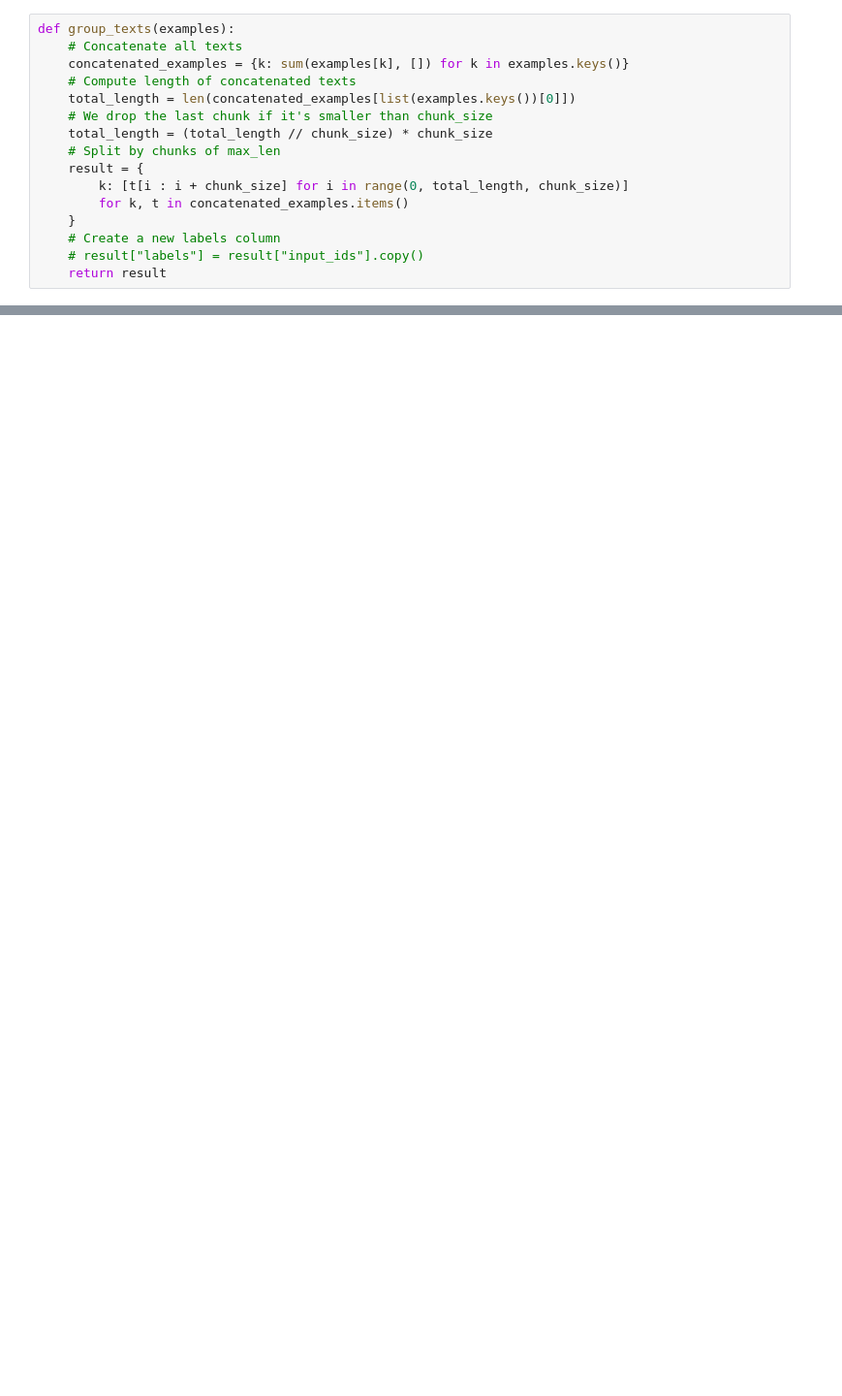
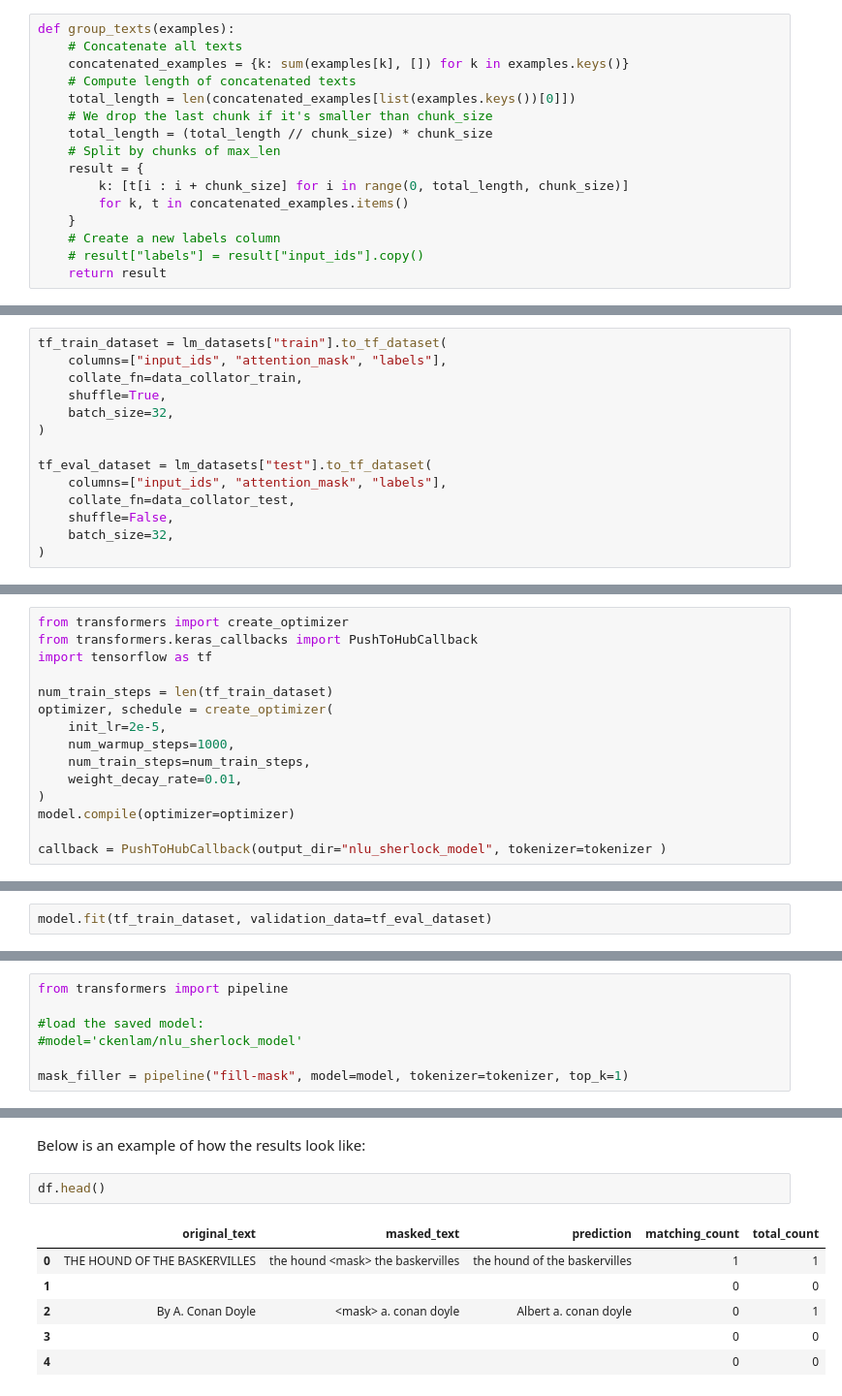
Before and after one commit to ckenlam/Challenge-Nuance-NLU-Prepositions, a Jupyter notebook: Challenge_Problem_Preposition.ipynb, the cells around one changed output, grey strips where cells are left out. Shown: that part at 97% size. Saved outputs shown, nothing was run; the diff lists cells and outputs as text; blank space fills up the shorter version.

```diff
--- a/Challenge_Problem_Preposition.ipynb
+++ b/Challenge_Problem_Preposition.ipynb
@@ -242,0 +327,14 @@ tokenizer.decode(lm_datasets["train"][1]["input_ids"])
+# %%
+tf_train_dataset = lm_datasets["train"].to_tf_dataset(
+    columns=["input_ids", "attention_mask", "labels"],
+    collate_fn=data_collator_train,
+    shuffle=True,
+    batch_size=32,
+)
+
+tf_eval_dataset = lm_datasets["test"].to_tf_dataset(
+    columns=["input_ids", "attention_mask", "labels"],
+    collate_fn=data_collator_test,
+    shuffle=False,
+    batch_size=32,
+)
@@ -242,0 +343,15 @@ tokenizer.decode(lm_datasets["train"][1]["input_ids"])
+# %%
+from transformers import create_optimizer
+from transformers.keras_callbacks import PushToHubCallback
+import tensorflow as tf
+
+num_train_steps = len(tf_train_dataset)
+optimizer, schedule = create_optimizer(
+    init_lr=2e-5,
+    num_warmup_steps=1000,
+    num_train_steps=num_train_steps,
+    weight_decay_rate=0.01,
+)
+model.compile(optimizer=optimizer)
+
+callback = PushToHubCallback(output_dir="nlu_sherlock_model", tokenizer=tokenizer )
@@ -242,0 +375,2 @@ tokenizer.decode(lm_datasets["train"][1]["input_ids"])
+# %%
+model.fit(tf_train_dataset, validation_data=tf_eval_dataset)
@@ -242,0 +396,7 @@ tokenizer.decode(lm_datasets["train"][1]["input_ids"])
+# %%
+from transformers import pipeline
+
+#load the saved model:
+#model='ckenlam/nlu_sherlock_model'
+
+mask_filler = pipeline("fill-mask", model=model, tokenizer=tokenizer, top_k=1)
@@ -242,0 +452,11 @@ tokenizer.decode(lm_datasets["train"][1]["input_ids"])
+# %% [markdown]
+Below is an example of how the results look like:
+# %%
+df.head()
+# %% [output]
+|  | original_text | masked_text | prediction | matching_count | total_count |
+| 0 | THE HOUND OF THE BASKERVILLES | the hound <mask> the baskervilles | the hound of the baskervilles | 1 | 1 |
+| 1 |  |  |  | 0 | 0 |
+| 2 | By A. Conan Doyle | <mask> a. conan doyle | Albert a. conan doyle | 0 | 1 |
+| 3 |  |  |  | 0 | 0 |
+| 4 |  |  |  | 0 | 0 |
```
Also changed, not shown: parts of 59 cells of this notebook.
